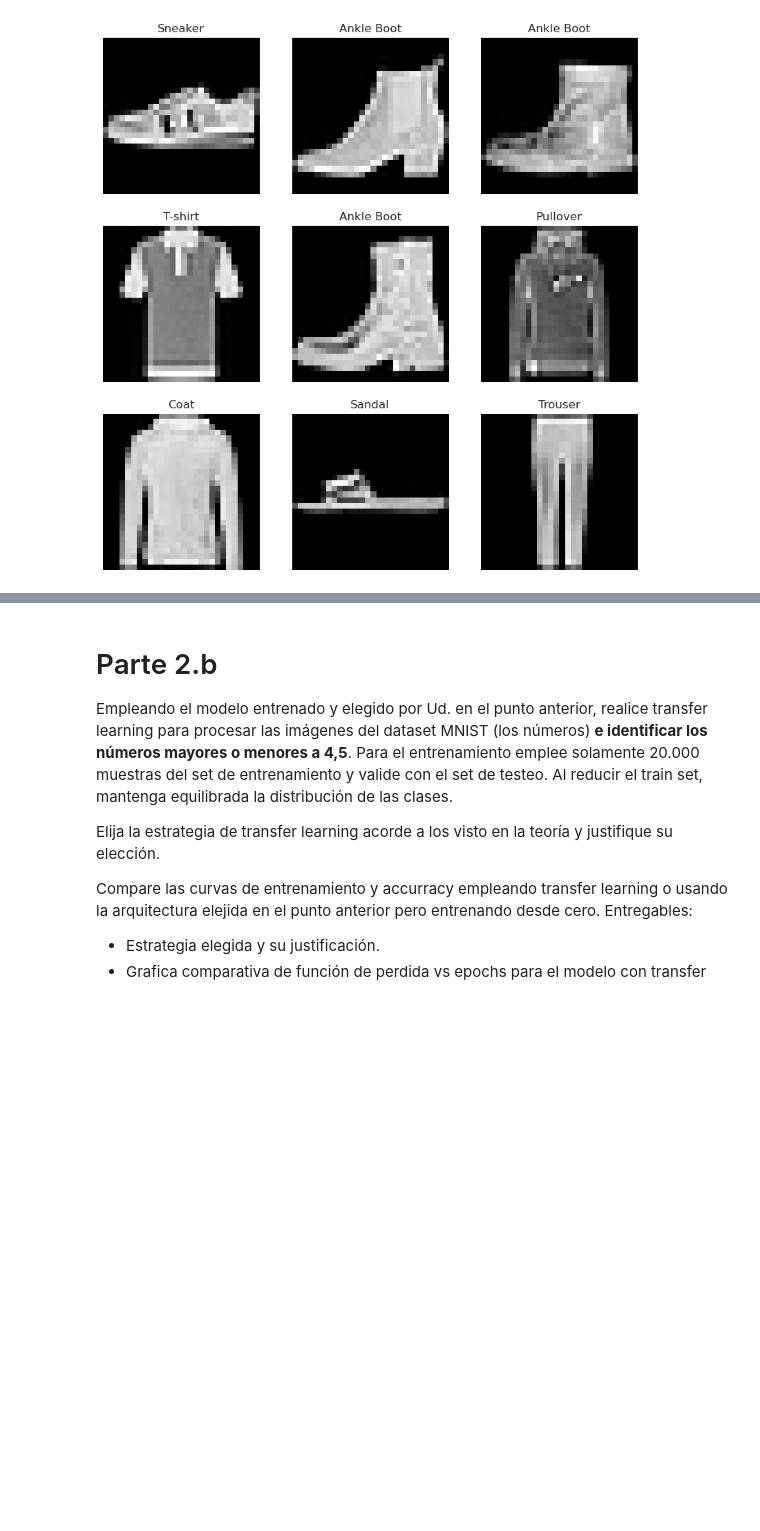
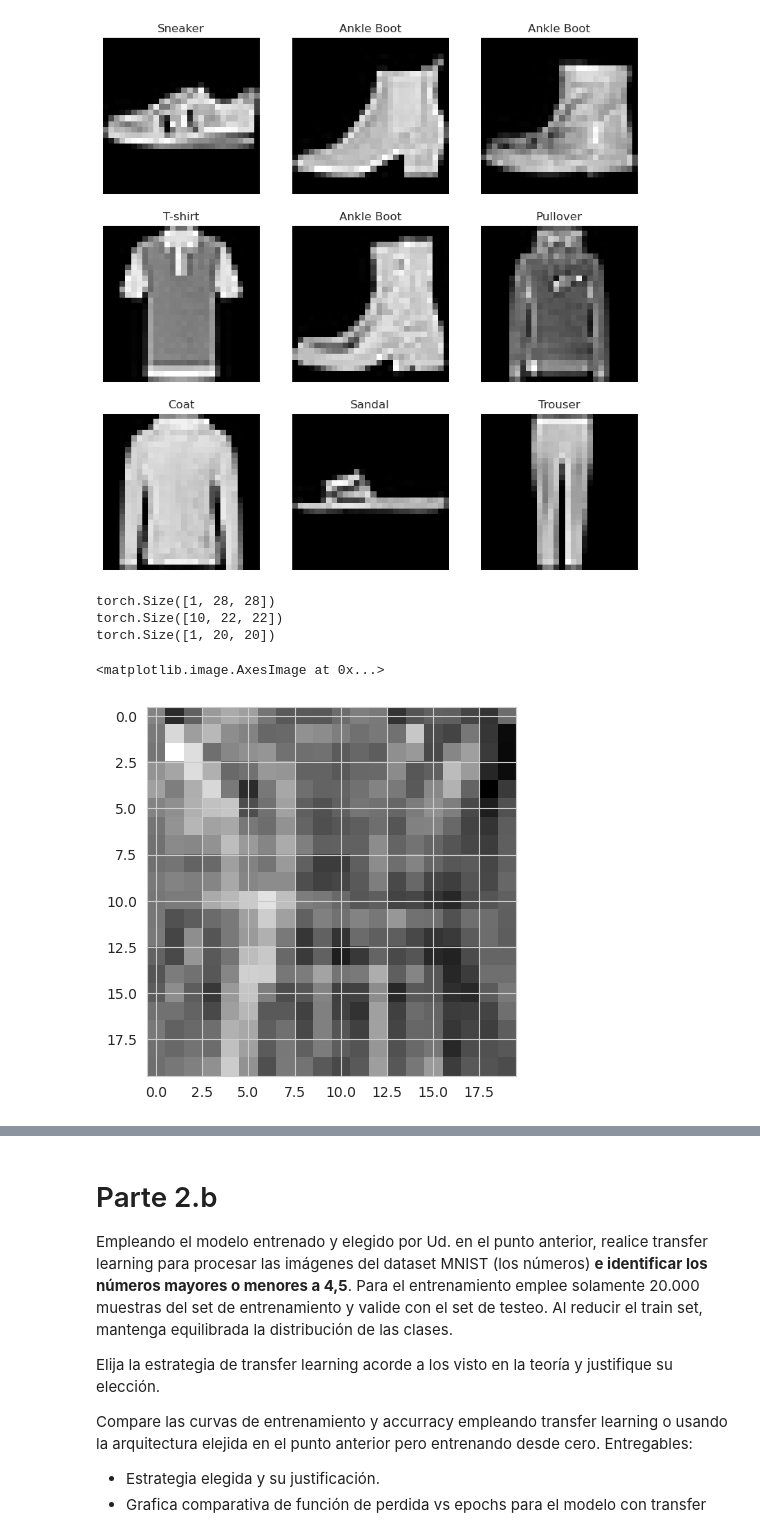
Before and after one commit to vasconcelosfer/DeepLearning, a Jupyter notebook: Deep_Learning_TP_Cohorte_16_4B2024.ipynb, the cells around one changed output, grey strips where cells are left out. Drawn from its saved outputs; the diff is of its cells as text; code cells hidden in the pictures; blank space fills up the shorter version.

```diff
--- a/Deep_Learning_TP_Cohorte_16_4B2024.ipynb
+++ b/Deep_Learning_TP_Cohorte_16_4B2024.ipynb
@@ -909,4 +909,21 @@ for i in range (1, cols*rows + 1):
 plt.show()
 # %% [output]
 [figure]
+# %%
+print(train_data[3][0].shape)
+# plt.imshow(train_data[3][0][0,:,:], cmap='gray')
+
+conv = torch.nn.Conv2d(1, 10, kernel_size=7, stride=1, bias=True)
+result = conv(train_data[3][0])
+print(result.shape)
+conv = torch.nn.Conv2d(10, 1, kernel_size=3)
+result = conv(result)
+print(result.shape)
+plt.imshow(result.detach().numpy()[0,:,:], cmap='gray')
+# %% [output]
+torch.Size([1, 28, 28])
+torch.Size([10, 22, 22])
+torch.Size([1, 20, 20])
+<matplotlib.image.AxesImage at 0x...>
+[figure, added]
 # %%
```
Also changed, not shown: parts of 4 cells of this notebook.
